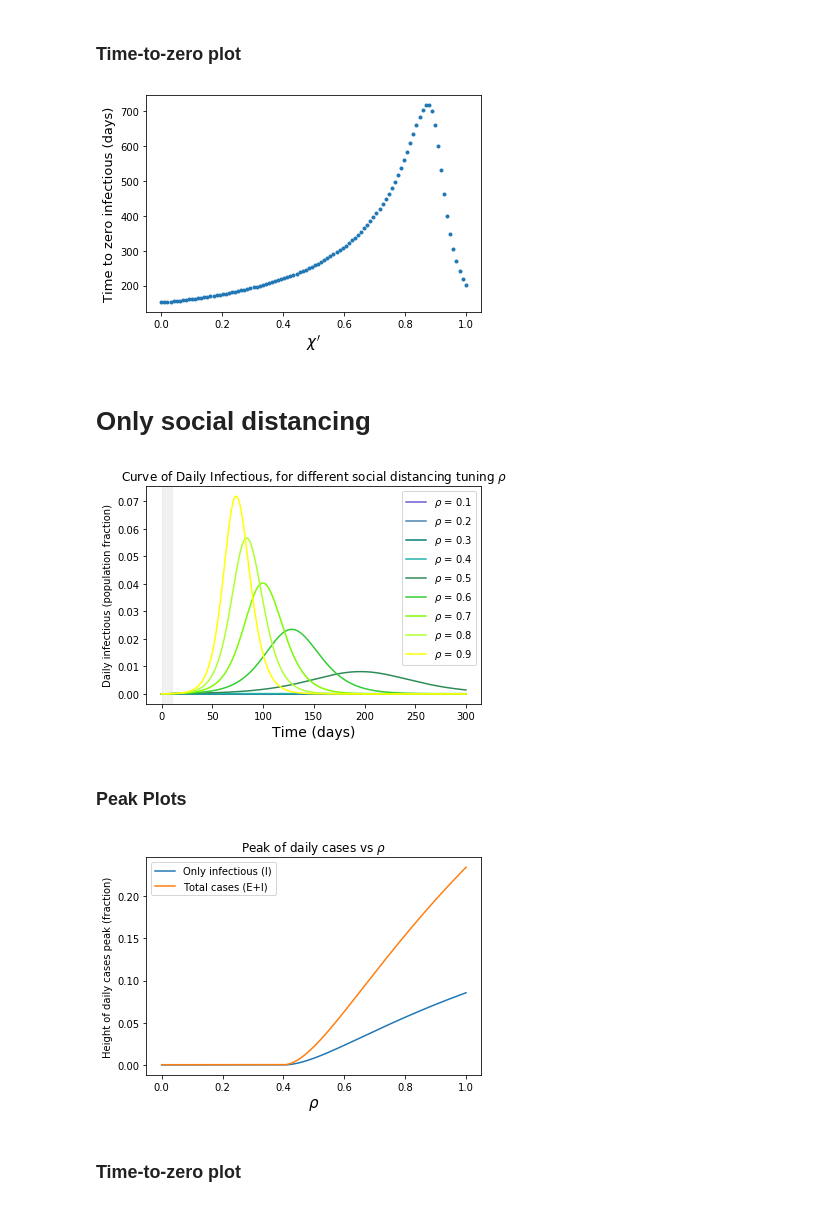
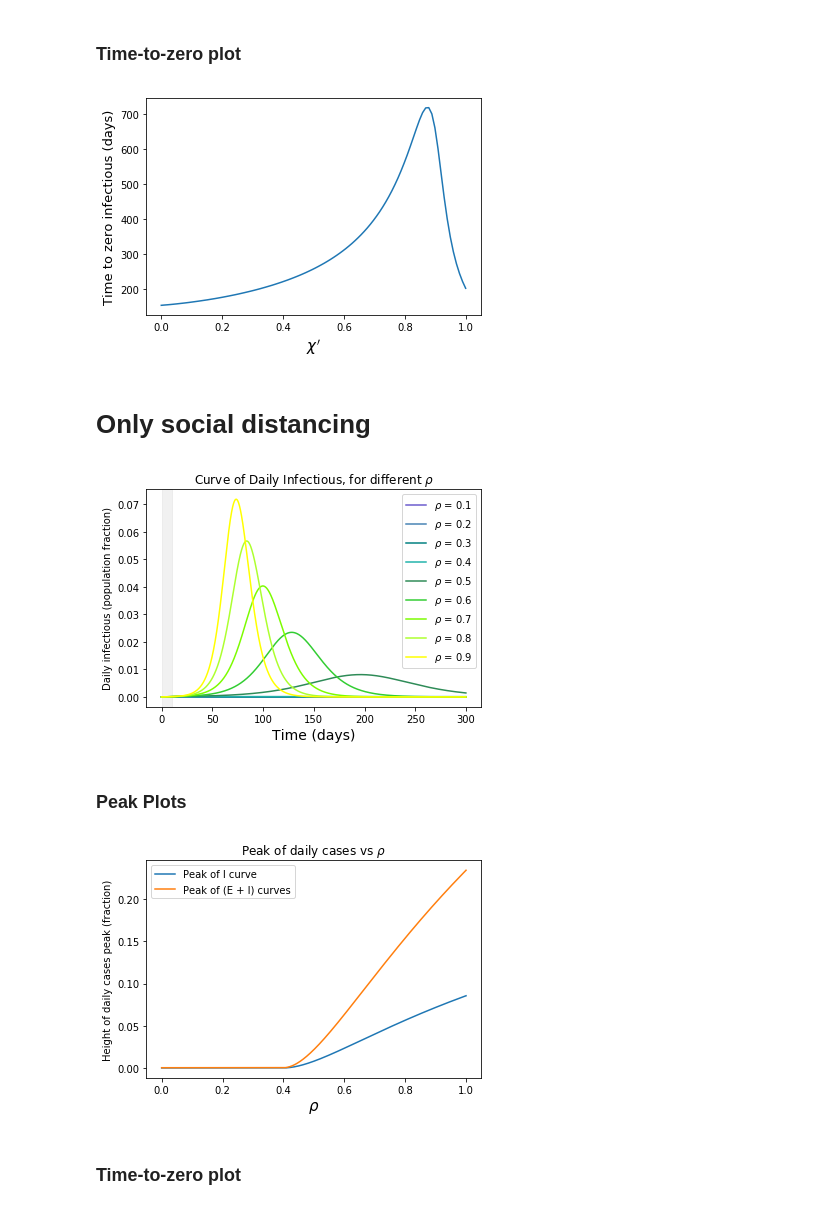
Before and after one commit to daniele-proverbio/assessing_strategies, a Jupyter notebook: Assessing_suppression_measures.ipynb, the cells around one changed output. Cells and saved outputs as stored; diff of their text form; code cells hidden in the pictures.

```diff
--- a/Assessing_suppression_measures.ipynb
+++ b/Assessing_suppression_measures.ipynb
@@ -312,14 +313,14 @@ a.savefig("/Users/daniele.proverbio/python-workspace/PhD/covid-19/AssessingSuppr
 
 
 fig_time = plt.figure()
-plot(ics,zero_infectious_position*dt,'.')
+plot(ics,zero_infectious_position*dt)
 
 xlabel("$\\chi'$",fontsize=15)
 ylabel("Time to zero infectious (days)",fontsize=13)
 
-fig_time.savefig("/Users/daniele.proverbio/python-workspace/PhD/covid-19/AssessingSuppressionMeasures/plots_covid/chi_tests.png",bbox_inches = "tight",transparent=True)
+fig_time.savefig("/Users/daniele.proverbio/python-workspace/PhD/covid-19/AssessingSuppressionMeasures/plots_covid/chi_tests.pdf",bbox_inches = "tight",transparent=True)
 # %% [output]
-[figure, old version]
+[figure, new version]
 # %% [markdown]
 # Only social distancing
 # %%
@@ -390,27 +391,27 @@ results_soc_dist_10 = seir_model_with_soc_dist(init_vals[:4], params_soc_dist_10
 # %%
 b, ax = plt.subplots(nrows=1, ncols=1)
 
 stop_plot1 = 3000
 
 plt.plot(t[:stop_plot1],results_soc_dist_1.T[2,:stop_plot1],"slateblue",label="$\\rho$ = 0.1")
 plt.plot(t[:stop_plot1],results_soc_dist_3.T[2,:stop_plot1],"steelblue",label="$\\rho$ = 0.2")
 plt.plot(t[:stop_plot1],results_soc_dist_2.T[2,:stop_plot1],"teal",label="$\\rho$ = 0.3")
 plt.plot(t[:stop_plot1],results_soc_dist_4.T[2,:stop_plot1],"lightseagreen",label="$\\rho$ = 0.4")
 plt.plot(t[:stop_plot1],results_soc_dist_5.T[2,:stop_plot1],"seagreen",label="$\\rho$ = 0.5")
 plt.plot(t[:stop_plot1],results_soc_dist_6.T[2,:stop_plot1],"limegreen",label="$\\rho$ = 0.6")
 plt.plot(t[:stop_plot1],results_soc_dist_7.T[2,:stop_plot1],"lawngreen",label="$\\rho$ = 0.7")
 plt.plot(t[:stop_plot1],results_soc_dist_8.T[2,:stop_plot1],"greenyellow",label="$\\rho$ = 0.8")
 plt.plot(t[:stop_plot1],results_soc_dist_9.T[2,:stop_plot1],"yellow",label="$\\rho$ = 0.9")
 #follow viridis colormap
 
-plt.title("Curve of Daily Infectious, for different social distancing tuning $\\rho$")
+plt.title("Curve of Daily Infectious, for different $\\rho$")
 xlabel("Time (days)", fontsize=14)
 plt.legend()
 
 ax.axvspan(0, 10, alpha=0.3, color='lightgrey')
 
 ylabel("Daily infectious (population fraction)")
 
-b.savefig("/Users/daniele.proverbio/python-workspace/PhD/covid-19/AssessingSuppressionMeasures/plots_covid/rho_curves.png",bbox_inches = "tight",transparent=True)
+b.savefig("/Users/daniele.proverbio/python-workspace/PhD/covid-19/AssessingSuppressionMeasures/plots_covid/rho_curves.pdf",bbox_inches = "tight",transparent=True)
 # %% [output]
-[figure, old version]
+[figure, new version]
@@ -421,17 +424,17 @@ b.savefig("/Users/daniele.proverbio/python-workspace/PhD/covid-19/AssessingSuppr
 
 fig_rho = plt.figure()
 
-plot(rho,maximus_sd, label="Only infectious (I)")
-plot(rho,maximus_total_sd, label="Total cases (E+I)")
+plot(rho,maximus_sd, label="Peak of I curve")
+plot(rho,maximus_total_sd, label="Peak of (E + I) curves")
 
 plt.title("Peak of daily cases vs $\\rho$")
 xlabel("$\\rho$",fontsize=15)
 ylabel("Height of daily cases peak (fraction)")
 plt.legend()
 
-fig_rho.savefig("/Users/daniele.proverbio/python-workspace/PhD/covid-19/AssessingSuppressionMeasures/plots_covid/rho.png",bbox_inches = "tight",transparent=True)
+fig_rho.savefig("/Users/daniele.proverbio/python-workspace/PhD/covid-19/AssessingSuppressionMeasures/plots_covid/rho.pdf",bbox_inches = "tight",transparent=True)
 # %% [output]
-[figure, old version]
+[figure, new version]
 # %% [markdown]
 ### Time-to-zero plot
 # %%
```
Also changed, not shown: parts of 29 cells of this notebook.
